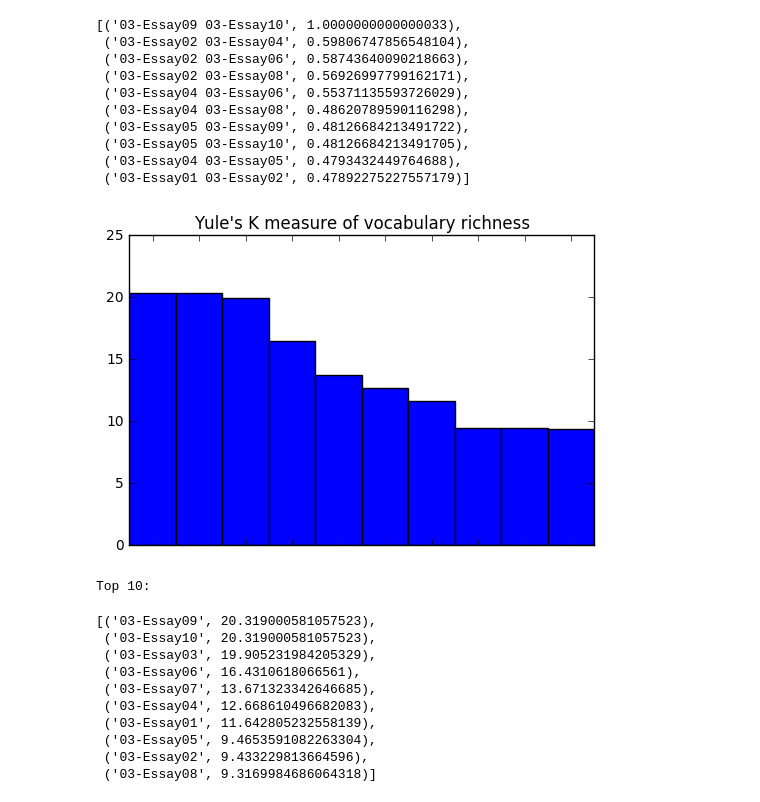
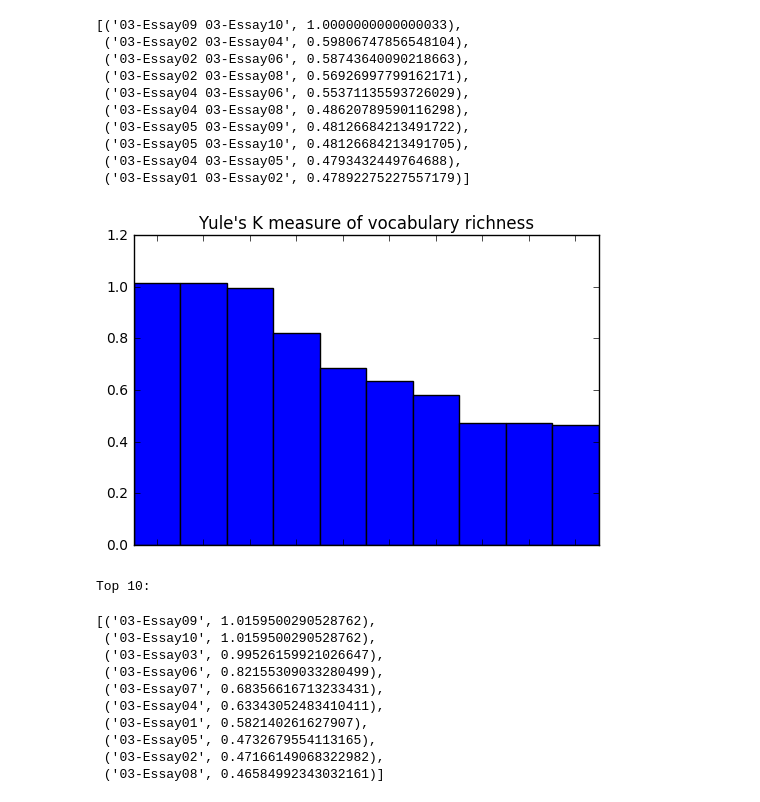
Before and after one commit to BelowzeroA/ComposeUniversity, a Jupyter notebook: DA.ipynb, the cells around one changed output. Drawn from its saved outputs; the diff is of its cells as text; code cells hidden in the pictures.

```diff
--- a/DA.ipynb
+++ b/DA.ipynb
@@ -124,19 +124,21 @@ for j in range(NUM_CLUSTERS):
 # %% [output]
 TypeError: seed expected at most 1 arguments, got 2
 # %%
-weights = [0.5,-0.1, 0.3]
+weights = [0.59, 0.11, 0.37]
 # %%
 sources = pickle.load(open("sources.p", "rb" ) )
 files = pickle.load(open("files.p", "rb" ) )
 sums = pickle.load(open("sums.p", "rb" ) )
 d = pickle.load(open("d.p", "rb" ) )
 i = 0
+score = dict()
 for essay in sums:
     res = 0
     for sentance in essay:
         k = assigned_clusters[d[sentance]]
         #print(k)
         res+= weights[k]
-    print(files[i], round(res,1))
+    print(files[i], round(res,2))
+    score[files[i]] = res
     i+=1
 # %% [output]
@@ -174,6 +177,14 @@ def cosine_sim(text1, text2):
     tfidf = vectorizer.fit_transform([text1, text2])
     return ((tfidf * tfidf.T).A)[0,1]
 
+origin = dict()
+for i in range(len(sources)):
+    origin[files[i]] = 0
+    for j in range(len(sources)):
+        origin[files[i]] += 1/(1.01 - cosine_sim(sources[i], sources[j]))
+    origin[files[i]] =  1/origin[files[i]]*100 #len(sources)/2
+    #print(files[i], origin[files[i]])
+
 similatity = dict()
 for i in range(len(sources)):
     for j in range(i+1,len(sources)):
@@ -233,43 +244,43 @@ def yule(entry):
     M1 = float(len(d))
     M2 = np.sum([len(list(g))*(freq**2) for freq,g in groupby(sorted(d.values()))])
     #print(M1,M2)
     try:
         return (M1*M1)/(M2-M1)
     except ZeroDivisionError:
         return 0
 
 diversity = dict()
 for i in range(len(sources)):
-    diversity[files[i]] = yule(sources[i])
+    diversity[files[i]] = yule(sources[i])/20
     #print(files[i], yule(sources[i]))
 
 cnt = Counter(diversity)
 
 sorted_cnt = sorted(cnt.items(), key=operator.itemgetter(1), reverse=True)
 #print(sorted_cnt)
 
 labels, values = zip(*sorted_cnt)
 
 indexes = np.arange(len(labels))
 width = 1
 
 plt.bar(indexes, values, width)
 plt.xticks(indexes + width * 0.5, [])
 plt.title('Yule\'s K measure of vocabulary richness')
 plt.show()
 
 print("Top 10:")
 cnt.most_common(10)
 # %% [output]
-[figure, old version]
+[figure, new version]
 Top 10:
-[('03-Essay09', 20.319000581057523),
- ('03-Essay10', 20.319000581057523),
- ('03-Essay03', 19.905231984205329),
- ('03-Essay06', 16.4310618066561),
- ('03-Essay07', 13.671323342646685),
- ('03-Essay04', 12.668610496682083),
- ('03-Essay01', 11.642805232558139),
- ('03-Essay05', 9.4653591082263304),
- ('03-Essay02', 9.433229813664596),
- ('03-Essay08', 9.3169984686064318)]
+[('03-Essay09', 1.0159500290528762),
+ ('03-Essay10', 1.0159500290528762),
+ ('03-Essay03', 0.99526159921026647),
+ ('03-Essay06', 0.82155309033280499),
+ ('03-Essay07', 0.68356616713233431),
+ ('03-Essay04', 0.63343052483410411),
+ ('03-Essay01', 0.582140261627907),
+ ('03-Essay05', 0.4732679554113165),
+ ('03-Essay02', 0.47166149068322982),
+ ('03-Essay08', 0.46584992343032161)]
```
Also changed, not shown: parts of 2 cells of this notebook.
